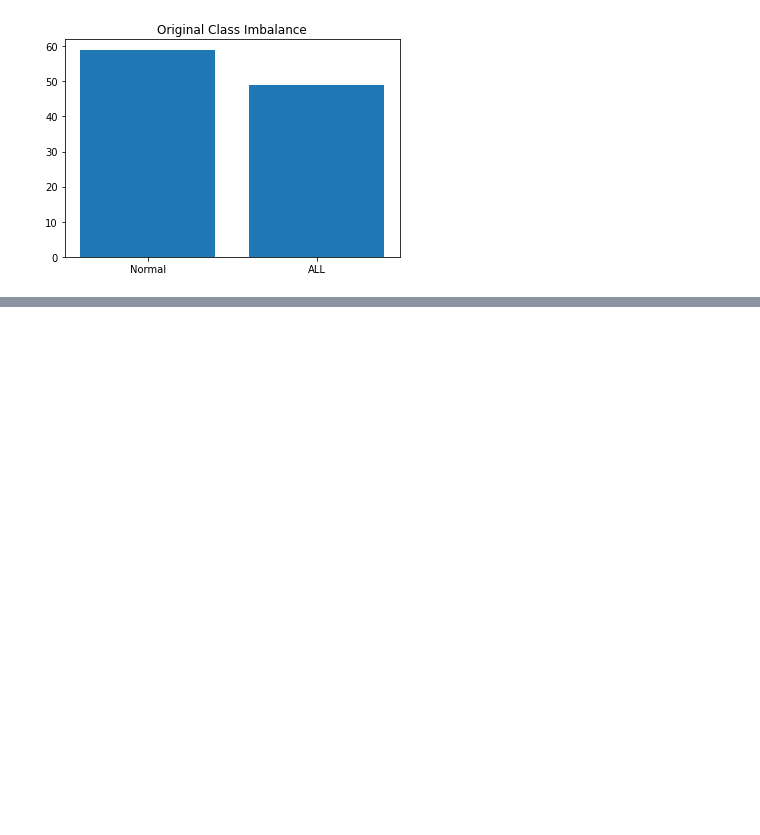
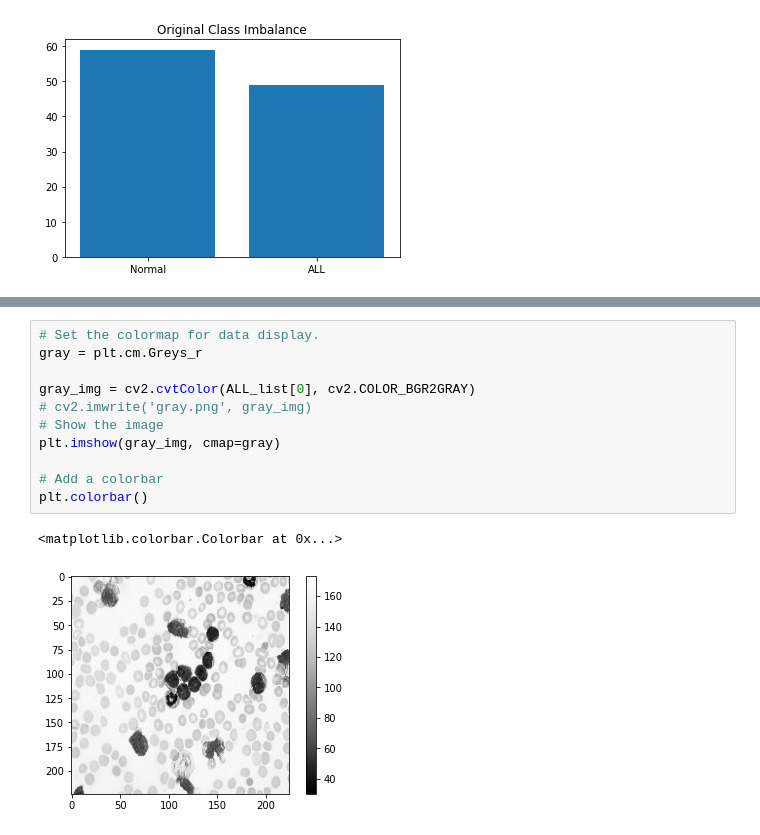
Before and after one commit to vicky-getova/FYP, a Jupyter notebook: ConnectingData.ipynb, the cells around one changed output, grey strips where cells are left out. Cells and saved outputs as stored; diff of their text form; blank space fills up the shorter version.

```diff
--- a/ConnectingData.ipynb
+++ b/ConnectingData.ipynb
@@ -206,0 +265,14 @@ plt.show()
+# %%
+# Set the colormap for data display.
+gray = plt.cm.Greys_r
+
+gray_img = cv2.cvtColor(ALL_list[0], cv2.COLOR_BGR2GRAY)
+# cv2.imwrite('gray.png', gray_img)
+# Show the image
+plt.imshow(gray_img, cmap=gray)
+
+# Add a colorbar
+plt.colorbar()
+# %% [output]
+<matplotlib.colorbar.Colorbar at 0x...>
+[figure, added]
```
Also changed, not shown: parts of 33 cells of this notebook.
